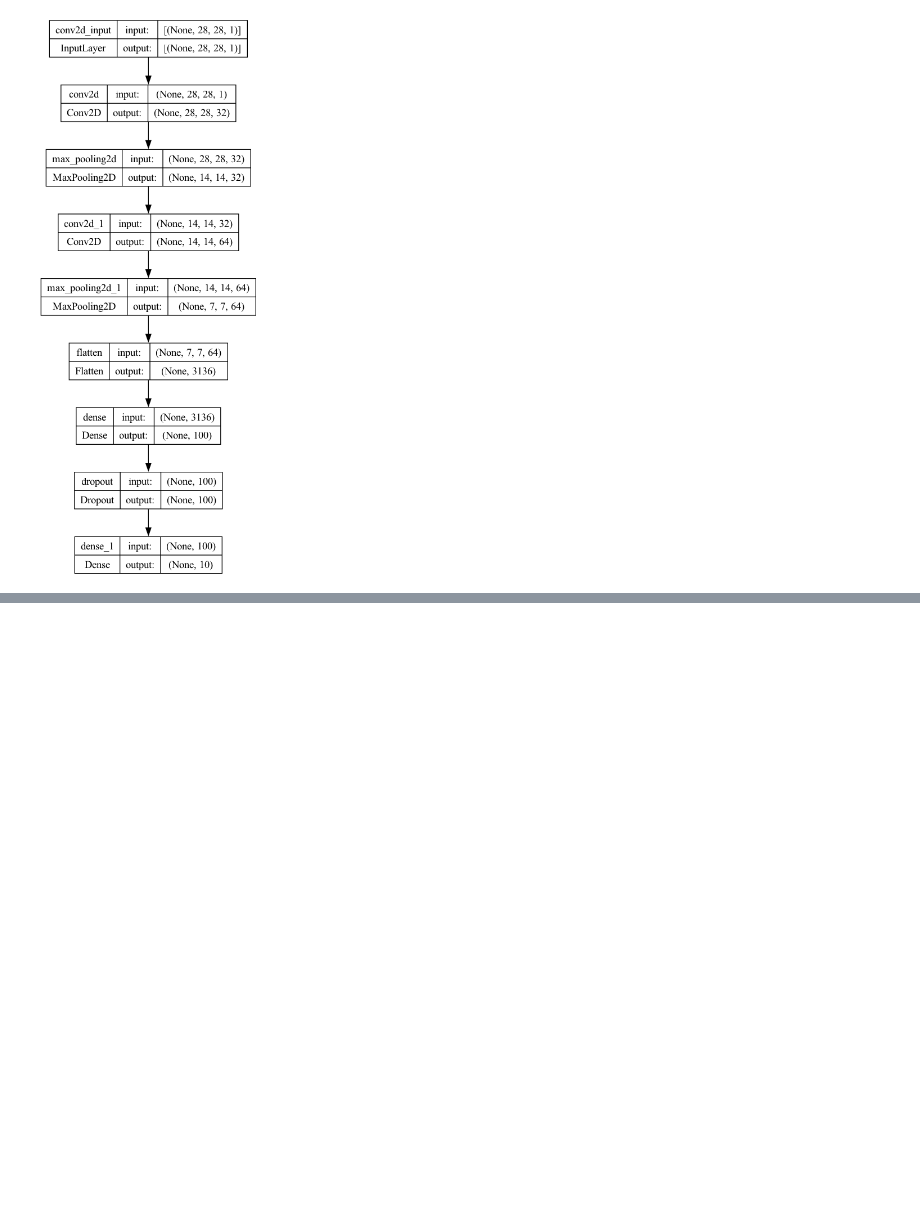
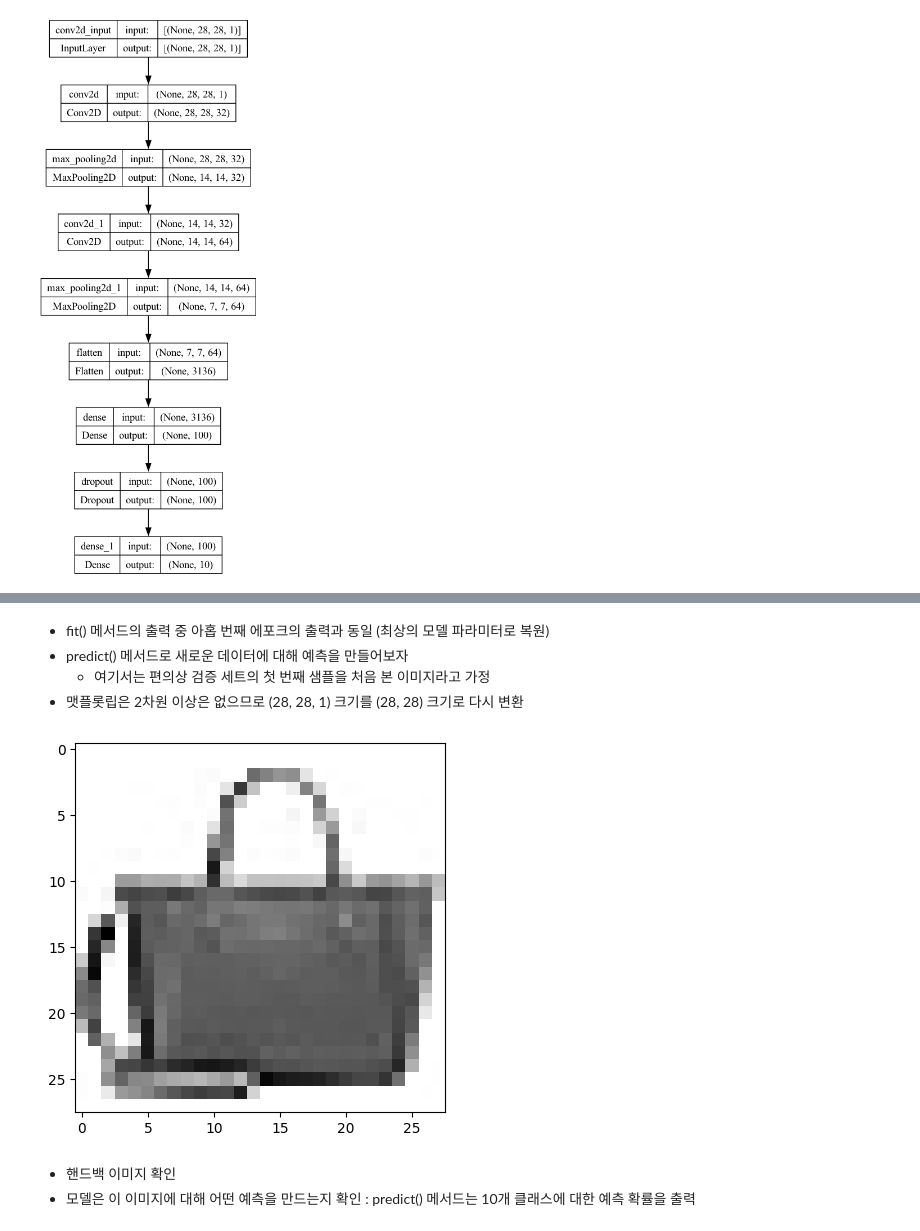
Before and after one commit to JeremyShin/hongongmachine, a Jupyter notebook: ipynb/08.이미지를_위한_인공_신경망(2.합성곱신경망을_사용한_이미지분류).ipynb, the cells around one changed output, grey strips where cells are left out. Saved outputs shown, nothing was run; the diff lists cells and outputs as text; code cells hidden in the pictures; blank space fills up the shorter version.

```diff
--- a/ipynb/08.이미지를_위한_인공_신경망(2.합성곱신경망을_사용한_이미지분류).ipynb
+++ b/ipynb/08.이미지를_위한_인공_신경망(2.합성곱신경망을_사용한_이미지분류).ipynb
@@ -131,0 +194,13 @@ keras.utils.plot_model(model, show_shapes=True)
+# %% [markdown]
+- fit() 메서드의 출력 중 아홉 번째 에포크의 출력과 동일 (최상의 모델 파라미터로 복원)
+- predict() 메서드로 새로운 데이터에 대해 예측을 만들어보자
+  - 여기서는 편의상 검증 세트의 첫 번째 샘플을 처음 본 이미지라고 가정
+- 맷플롯립은 2차원 이상은 없으므로 (28, 28, 1) 크기를 (28, 28) 크기로 다시 변환
+# %%
+plt.imshow(val_scaled[0].reshape(28, 28), cmap='gray_r')
+plt.show()
+# %% [output]
+[figure, added]
+# %% [markdown]
+- 핸드백 이미지 확인
+- 모델은 이 이미지에 대해 어떤 예측을 만드는지 확인 : predict() 메서드는 10개 클래스에 대한 예측 확률을 출력
```
Also changed, not shown: parts of 19 cells of this notebook, 1 other file.
